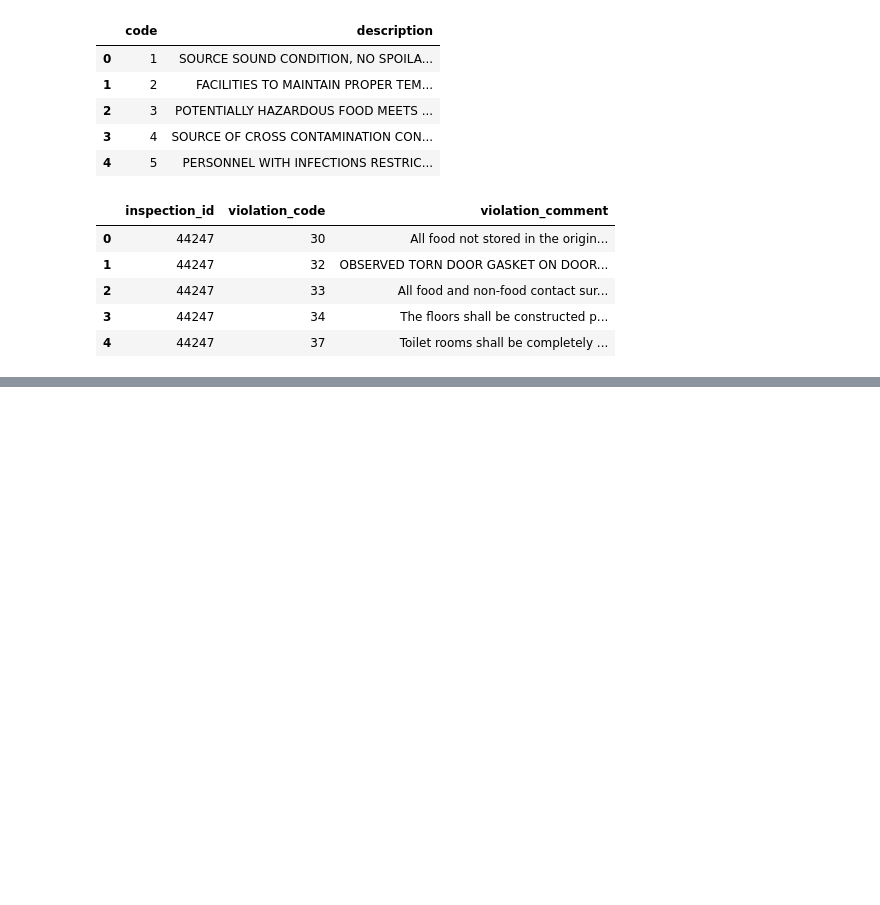
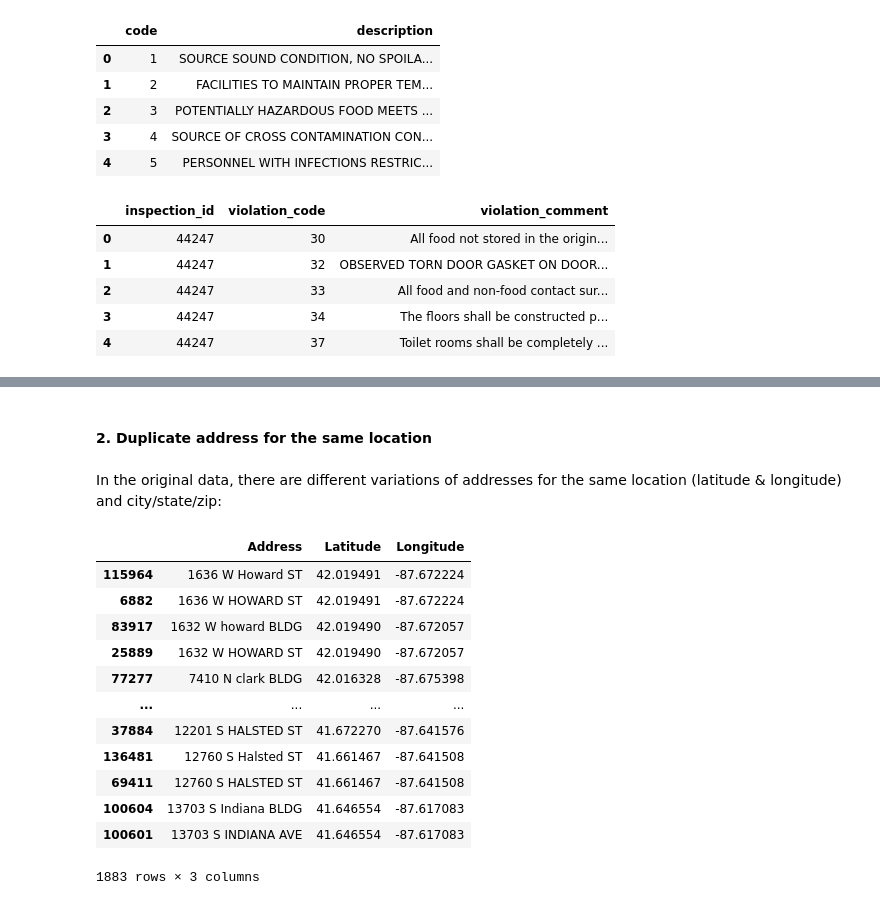
Before and after one commit to delongmeng/Chicago_Food_Inspection, a Jupyter notebook: data_integrity_check.ipynb, the cells around one changed output, grey strips where cells are left out. Cells and saved outputs as stored; diff of their text form; code cells hidden in the pictures; blank space fills up the shorter version.

```diff
--- a/data_integrity_check.ipynb
+++ b/data_integrity_check.ipynb
@@ -87,0 +153,27 @@ inspection_violation_test
+# %% [markdown]
+#### 2. Duplicate address for the same location
+# %% [markdown]
+In the original data, there are different variations of addresses for the same location (latitude & longitude) and city/state/zip:
+# %%
+temp = orig_data[['Address', 'Latitude', 'Longitude']].drop_duplicates()
+address_duplicated_original = temp.groupby(
+    by=['Latitude', 'Longitude'], dropna=False)\
+    .filter(lambda x: len(x) > 1).sort_values(by=['Latitude', 'Address'], ascending=False)
+
+address_duplicated_original
+#with pd.option_context('display.max_rows', None, 'display.max_columns', None):
+#    display(address_duplicated)
+# %% [output]
+|  | Address | Latitude | Longitude |
+| 115964 | 1636 W Howard ST | 42.019491 | -87.672224 |
+| 6882 | 1636 W HOWARD ST | 42.019491 | -87.672224 |
+| 83917 | 1632 W howard BLDG | 42.019490 | -87.672057 |
+| 25889 | 1632 W HOWARD ST | 42.019490 | -87.672057 |
+| 77277 | 7410 N clark BLDG | 42.016328 | -87.675398 |
+| ... | ... | ... | ... |
+| 37884 | 12201 S HALSTED ST | 41.672270 | -87.641576 |
+| 136481 | 12760 S Halsted ST | 41.661467 | -87.641508 |
+| 69411 | 12760 S HALSTED ST | 41.661467 | -87.641508 |
+| 100604 | 13703 S Indiana BLDG | 41.646554 | -87.617083 |
+| 100601 | 13703 S INDIANA AVE | 41.646554 | -87.617083 |
+1883 rows × 3 columns
```
Also changed, not shown: parts of 15 cells of this notebook.
